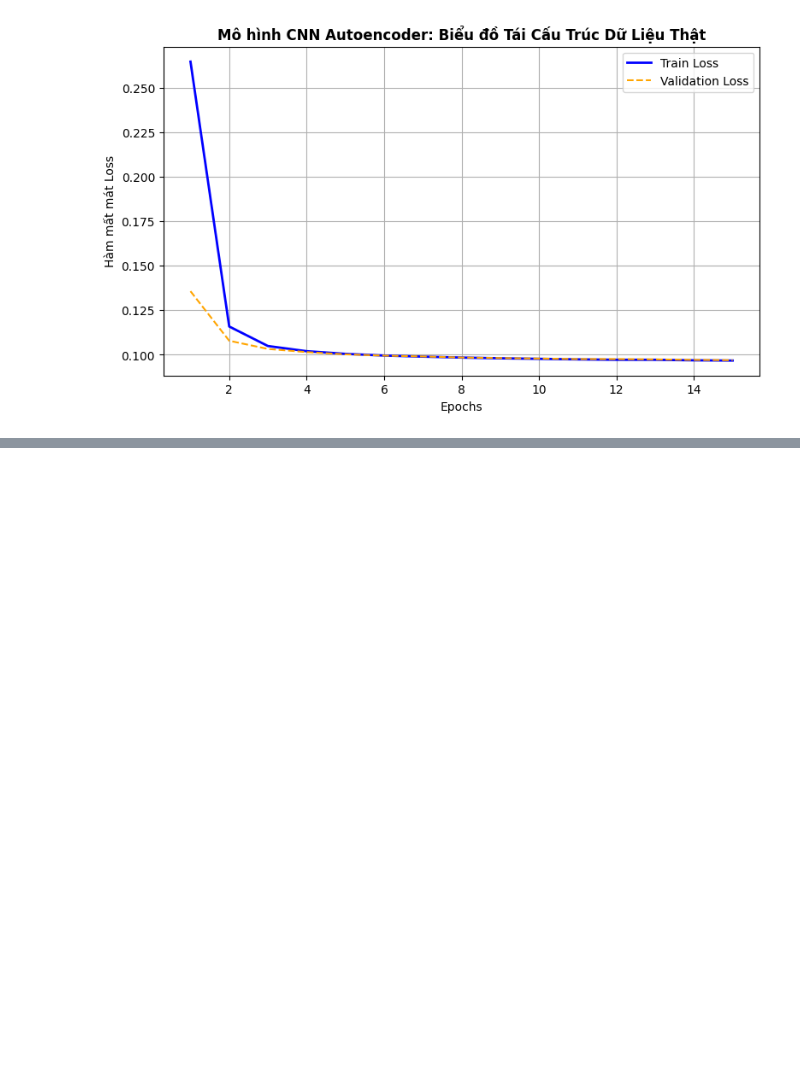
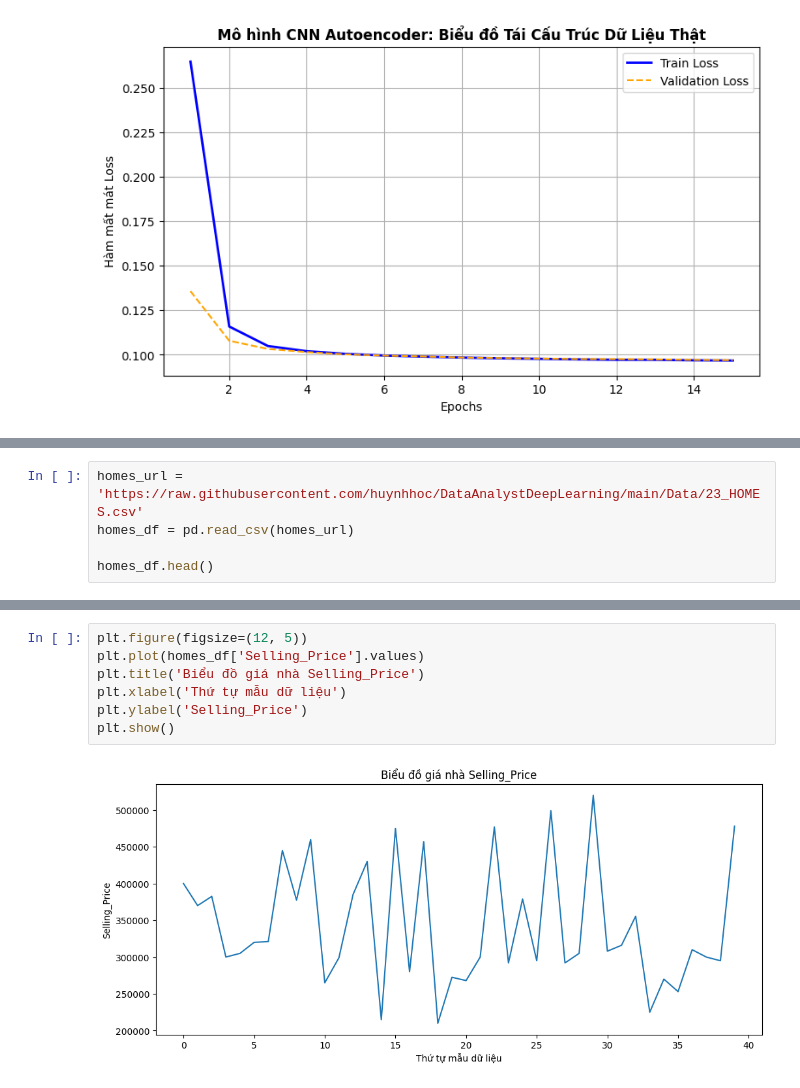
Before and after one commit to lcorn132/TH_DeepLearning, a Jupyter notebook: Tuan4.ipynb, the cells around one changed output, grey strips where cells are left out. Saved outputs shown, nothing was run; the diff lists cells and outputs as text; blank space fills up the shorter version.

```diff
--- a/Tuan4.ipynb
+++ b/Tuan4.ipynb
@@ -536,0 +1032,5 @@ plt.show()
+# %%
+homes_url = 'https://raw.githubusercontent.com/huynhhoc/DataAnalystDeepLearning/main/Data/23_HOMES.csv'
+homes_df = pd.read_csv(homes_url)
+
+homes_df.head()
@@ -536,0 +1069,9 @@ plt.show()
+# %%
+plt.figure(figsize=(12, 5))
+plt.plot(homes_df['Selling_Price'].values)
+plt.title('Biểu đồ giá nhà Selling_Price')
+plt.xlabel('Thứ tự mẫu dữ liệu')
+plt.ylabel('Selling_Price')
+plt.show()
+# %% [output]
+[figure, added]
```
Also changed, not shown: parts of 79 cells of this notebook.
